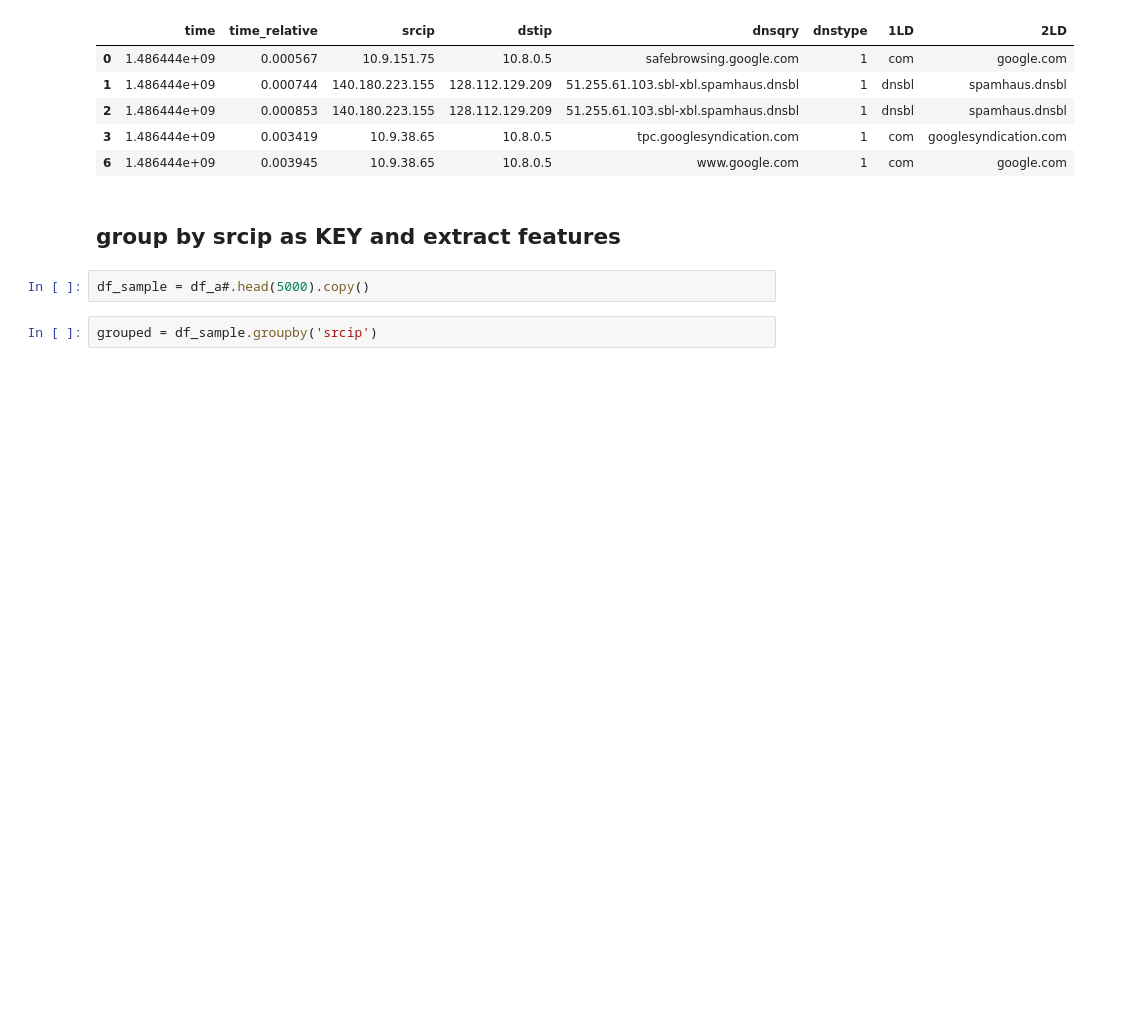
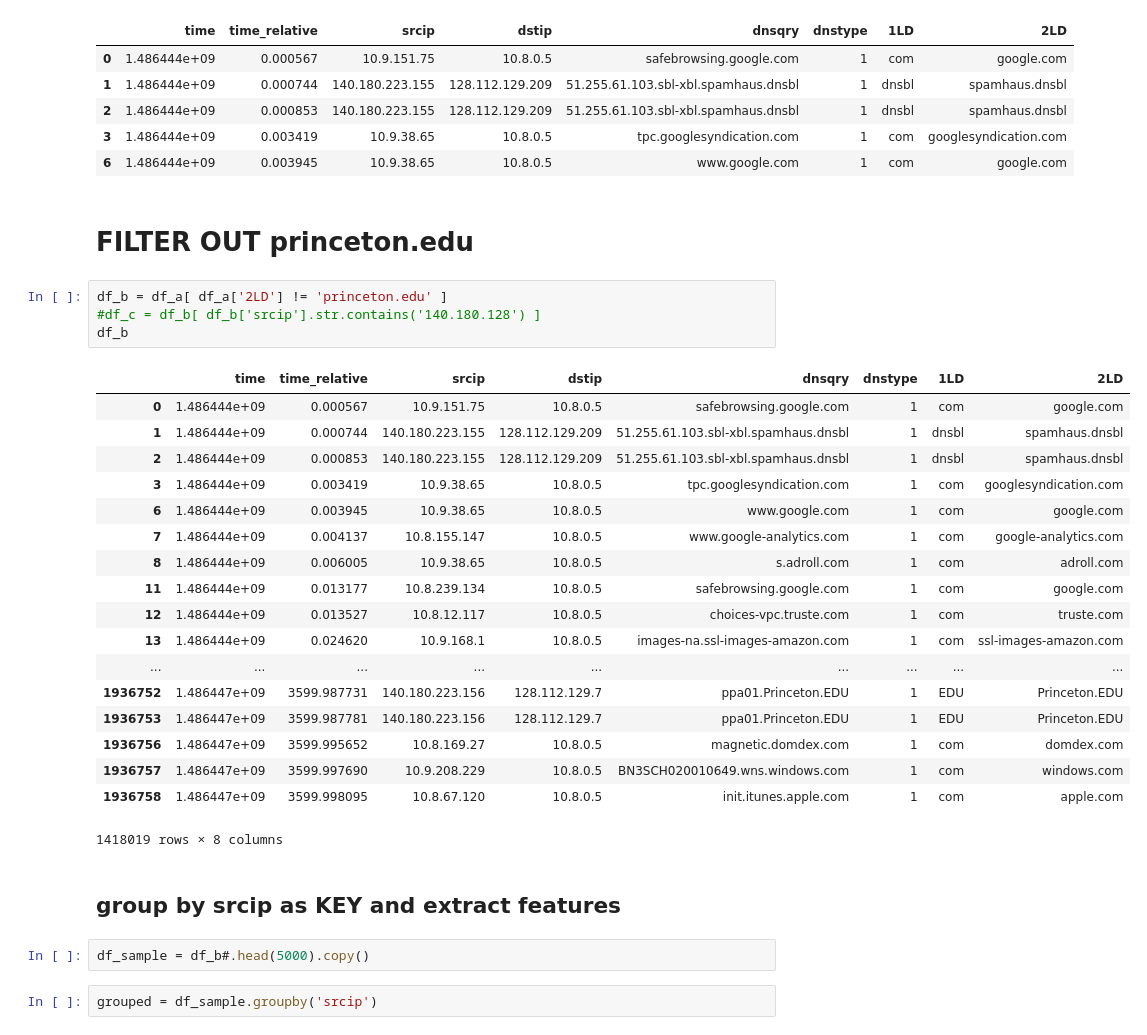
Before and after one commit to shahifaqeer/oit-dns, a Jupyter notebook: pcap-feature-extractor.ipynb, the cells around one changed output. Cells and saved outputs as stored; diff of their text form; blank space fills up the shorter version.

```diff
--- a/pcap-feature-extractor.ipynb
+++ b/pcap-feature-extractor.ipynb
@@ -127,10 +127,35 @@ df_a.head()
 | 2 | 1.486444e+09 | 0.000853 | 140.180.223.155 | 128.112.129.209 | 51.255.61.103.sbl-xbl.spamhaus.dnsbl | 1 | dnsbl | spamhaus.dnsbl |
 | 3 | 1.486444e+09 | 0.003419 | 10.9.38.65 | 10.8.0.5 | tpc.googlesyndication.com | 1 | com | googlesyndication.com |
 | 6 | 1.486444e+09 | 0.003945 | 10.9.38.65 | 10.8.0.5 | www.google.com | 1 | com | google.com |
+# %% [markdown]
+# FILTER OUT princeton.edu
+# %%
+df_b = df_a[ df_a['2LD'] != 'princeton.edu' ]
+#df_c = df_b[ df_b['srcip'].str.contains('140.180.128') ]
+df_b
+# %% [output]
+|  | time | time_relative | srcip | dstip | dnsqry | dnstype | 1LD | 2LD |
+| 0 | 1.486444e+09 | 0.000567 | 10.9.151.75 | 10.8.0.5 | safebrowsing.google.com | 1 | com | google.com |
+| 1 | 1.486444e+09 | 0.000744 | 140.180.223.155 | 128.112.129.209 | 51.255.61.103.sbl-xbl.spamhaus.dnsbl | 1 | dnsbl | spamhaus.dnsbl |
+| 2 | 1.486444e+09 | 0.000853 | 140.180.223.155 | 128.112.129.209 | 51.255.61.103.sbl-xbl.spamhaus.dnsbl | 1 | dnsbl | spamhaus.dnsbl |
+| 3 | 1.486444e+09 | 0.003419 | 10.9.38.65 | 10.8.0.5 | tpc.googlesyndication.com | 1 | com | googlesyndication.com |
+| 6 | 1.486444e+09 | 0.003945 | 10.9.38.65 | 10.8.0.5 | www.google.com | 1 | com | google.com |
+| 7 | 1.486444e+09 | 0.004137 | 10.8.155.147 | 10.8.0.5 | www.google-analytics.com | 1 | com | google-analytics.com |
+| 8 | 1.486444e+09 | 0.006005 | 10.9.38.65 | 10.8.0.5 | s.adroll.com | 1 | com | adroll.com |
+| 11 | 1.486444e+09 | 0.013177 | 10.8.239.134 | 10.8.0.5 | safebrowsing.google.com | 1 | com | google.com |
+| 12 | 1.486444e+09 | 0.013527 | 10.8.12.117 | 10.8.0.5 | choices-vpc.truste.com | 1 | com | truste.com |
+| 13 | 1.486444e+09 | 0.024620 | 10.9.168.1 | 10.8.0.5 | images-na.ssl-images-amazon.com | 1 | com | ssl-images-amazon.com |
+| ... | ... | ... | ... | ... | ... | ... | ... | ... |
+| 1936752 | 1.486447e+09 | 3599.987731 | 140.180.223.156 | 128.112.129.7 | ppa01.Princeton.EDU | 1 | EDU | Princeton.EDU |
+| 1936753 | 1.486447e+09 | 3599.987781 | 140.180.223.156 | 128.112.129.7 | ppa01.Princeton.EDU | 1 | EDU | Princeton.EDU |
+| 1936756 | 1.486447e+09 | 3599.995652 | 10.8.169.27 | 10.8.0.5 | magnetic.domdex.com | 1 | com | domdex.com |
+| 1936757 | 1.486447e+09 | 3599.997690 | 10.9.208.229 | 10.8.0.5 | BN3SCH020010649.wns.windows.com | 1 | com | windows.com |
+| 1936758 | 1.486447e+09 | 3599.998095 | 10.8.67.120 | 10.8.0.5 | init.itunes.apple.com | 1 | com | apple.com |
+1418019 rows × 8 columns
 # %% [markdown]
 ## group by srcip as KEY and extract features
 # %%
-df_sample = df_a#.head(5000).copy()
+df_sample = df_b#.head(5000).copy()
 # %%
 grouped = df_sample.groupby('srcip')
 # %%
```
Also changed, not shown: parts of 6 cells of this notebook.
